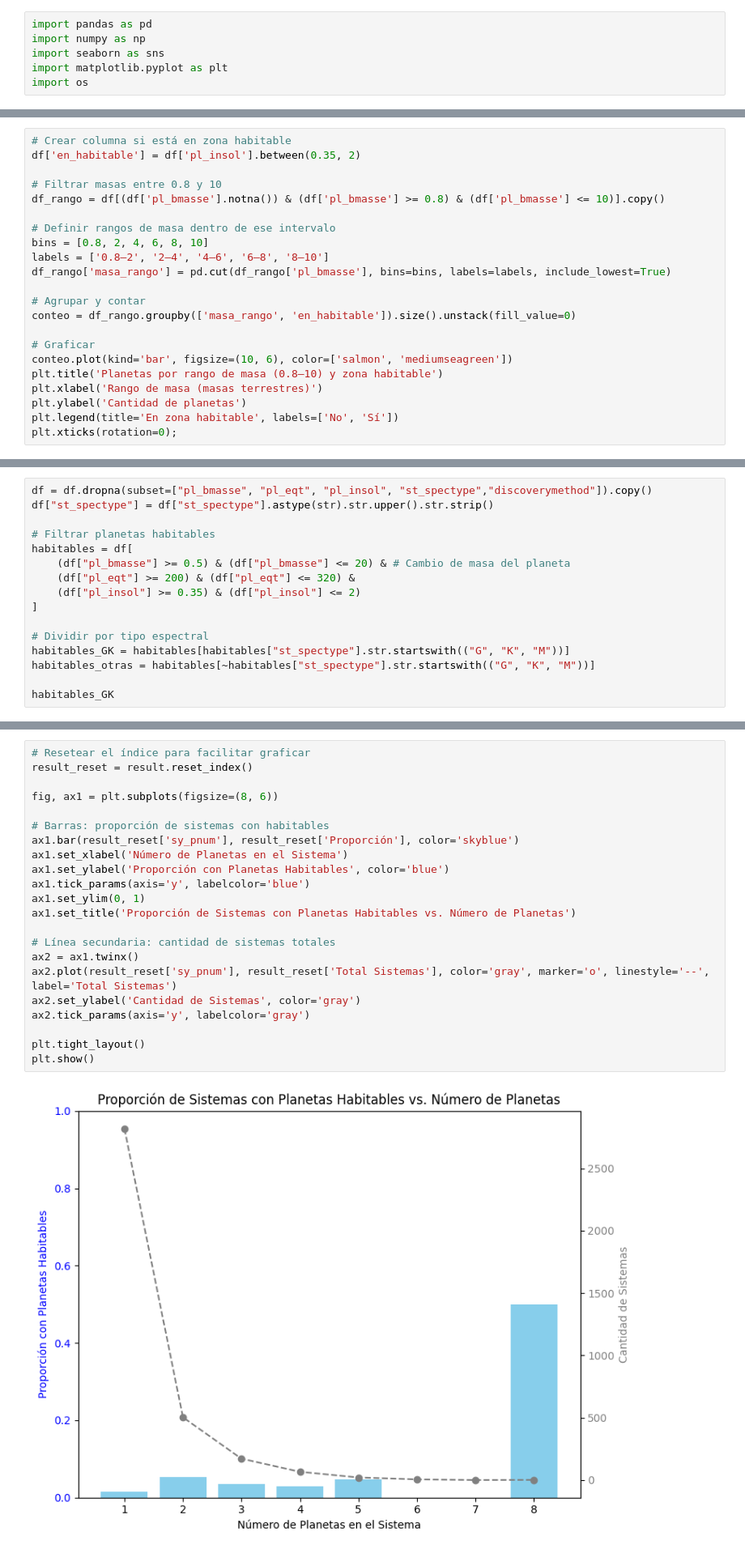
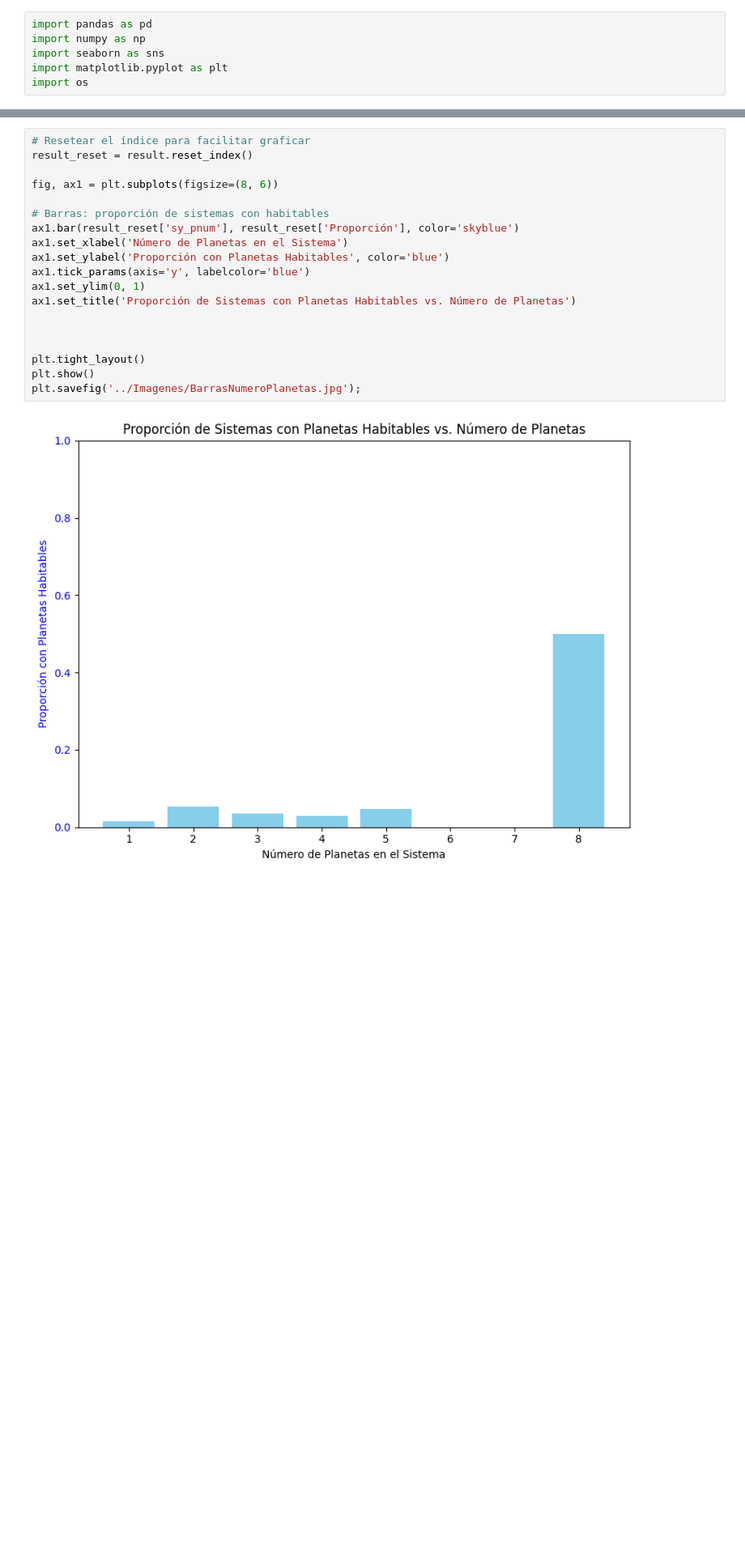
Before and after one commit to ana-macias/EDA-Astronomia, a Jupyter notebook: Notebooks/Memoria_EDA.ipynb, the cells around one changed output, grey strips where cells are left out. Shown at 81% size. Drawn from its saved outputs; the diff is of its cells as text; blank space fills up the shorter version.

```diff
--- a/Notebooks/Memoria_EDA.ipynb
+++ b/Notebooks/Memoria_EDA.ipynb
@@ -373,22 +267,0 @@ See the caveats in the documentation: https://pandas.pydata.org/pandas-docs/stab
-# %%
-# Crear columna si está en zona habitable
-df['en_habitable'] = df['pl_insol'].between(0.35, 2)
-
-# Filtrar masas entre 0.8 y 10
-df_rango = df[(df['pl_bmasse'].notna()) & (df['pl_bmasse'] >= 0.8) & (df['pl_bmasse'] <= 10)].copy()
-
-# Definir rangos de masa dentro de ese intervalo
-bins = [0.8, 2, 4, 6, 8, 10]
-labels = ['0.8–2', '2–4', '4–6', '6–8', '8–10']
-df_rango['masa_rango'] = pd.cut(df_rango['pl_bmasse'], bins=bins, labels=labels, include_lowest=True)
-
-# Agrupar y contar
-conteo = df_rango.groupby(['masa_rango', 'en_habitable']).size().unstack(fill_value=0)
-
-# Graficar
-conteo.plot(kind='bar', figsize=(10, 6), color=['salmon', 'mediumseagreen'])
-plt.title('Planetas por rango de masa (0.8–10) y zona habitable')
-plt.xlabel('Rango de masa (masas terrestres)')
-plt.ylabel('Cantidad de planetas')
-plt.legend(title='En zona habitable', labels=['No', 'Sí'])
-plt.xticks(rotation=0);
@@ -490,16 +463,0 @@ Estrellas G: ~5,300–6,000 K; estrellas K: ~3,900–5,300 K.
-# %%
-df = df.dropna(subset=["pl_bmasse", "pl_eqt", "pl_insol", "st_spectype","discoverymethod"]).copy()
-df["st_spectype"] = df["st_spectype"].astype(str).str.upper().str.strip()
-
-# Filtrar planetas habitables
-habitables = df[
-    (df["pl_bmasse"] >= 0.5) & (df["pl_bmasse"] <= 20) & # Cambio de masa del planeta
-    (df["pl_eqt"] >= 200) & (df["pl_eqt"] <= 320) &
-    (df["pl_insol"] >= 0.35) & (df["pl_insol"] <= 2)
-]
-
-# Dividir por tipo espectral
-habitables_GK = habitables[habitables["st_spectype"].str.startswith(("G", "K", "M"))]
-habitables_otras = habitables[~habitables["st_spectype"].str.startswith(("G", "K", "M"))]
-
-habitables_GK
@@ -758,24 +744,21 @@ result
 # %%
 # Resetear el índice para facilitar graficar
 result_reset = result.reset_index()
 
 fig, ax1 = plt.subplots(figsize=(8, 6))
 
 # Barras: proporción de sistemas con habitables
 ax1.bar(result_reset['sy_pnum'], result_reset['Proporción'], color='skyblue')
 ax1.set_xlabel('Número de Planetas en el Sistema')
 ax1.set_ylabel('Proporción con Planetas Habitables', color='blue')
 ax1.tick_params(axis='y', labelcolor='blue')
 ax1.set_ylim(0, 1)
 ax1.set_title('Proporción de Sistemas con Planetas Habitables vs. Número de Planetas')
 
-# Línea secundaria: cantidad de sistemas totales
-ax2 = ax1.twinx()
-ax2.plot(result_reset['sy_pnum'], result_reset['Total Sistemas'], color='gray', marker='o', linestyle='--', label='Total Sistemas')
-ax2.set_ylabel('Cantidad de Sistemas', color='gray')
-ax2.tick_params(axis='y', labelcolor='gray')
+
 
 plt.tight_layout()
 plt.show()
+plt.savefig('../Imagenes/BarrasNumeroPlanetas.jpg');
 # %% [output]
-[figure, old version]
+[figure, new version]
```
Also changed, not shown: parts of 75 cells of this notebook, 17 other files.
